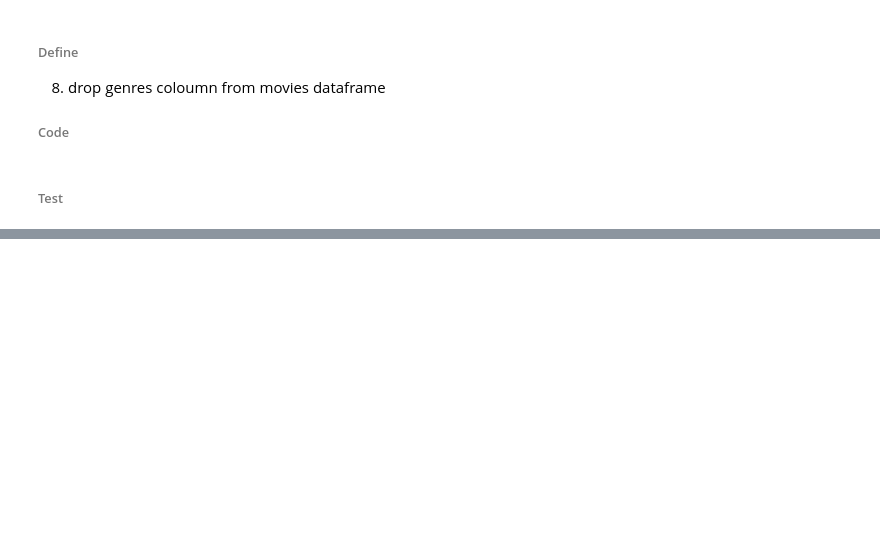
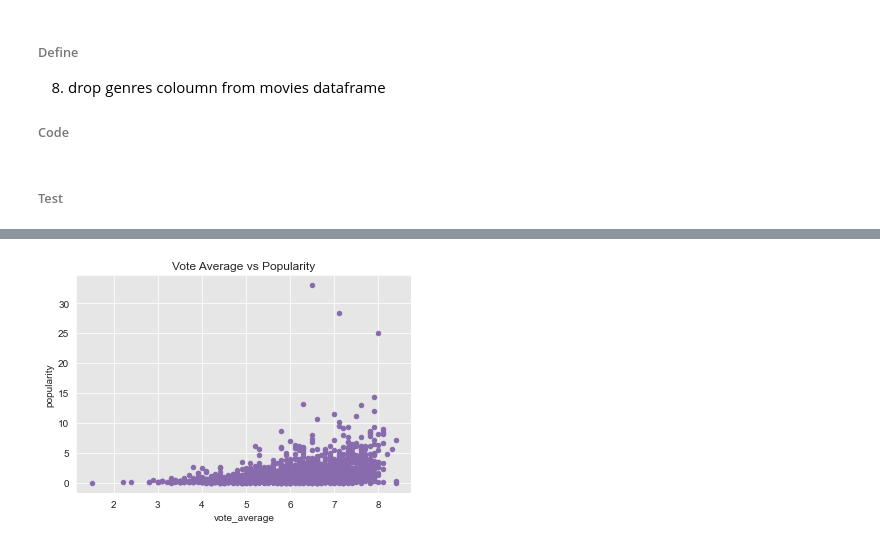
Before and after one commit to hagerElsehaimy/TMDb, a Jupyter notebook: TMDb.ipynb, the cells around one changed output, grey strips where cells are left out. Drawn from its saved outputs; the diff is of its cells as text; code cells hidden in the pictures; blank space fills up the shorter version.

Commit message:
add correlation visualization between vote_avg and popularity and get most popular movie name

```diff
--- a/TMDb.ipynb
+++ b/TMDb.ipynb
@@ -28,7 +28,10 @@ import requests as req
 import matplotlib.pyplot as plt
 from IPython.display import display,HTML
 import numpy as np
+import seaborn as sns
+
 %matplotlib inline
+sns.set_style("darkgrid", {"axes.facecolor": ".9"}) # set plot style
 # %%
 # function definition for downloading the dataset
 def request_file(url):
@@ -370,3 +400,9 @@ movies_df.to_csv('movies-cleaned.csv',index=False)
+# %%
+movies_df.plot(x='vote_average',y='popularity',kind='scatter', color='#886bad')
+plt.title('Vote Average vs Popularity')
+plt.show()
+# %% [output]
+[figure, added]
 # %%
 # Use this, and more code cells, to explore your data. Don't forget to add
 #   Markdown cells to document your observations and findings.
```
Also changed, not shown: parts of 13 cells of this notebook.
